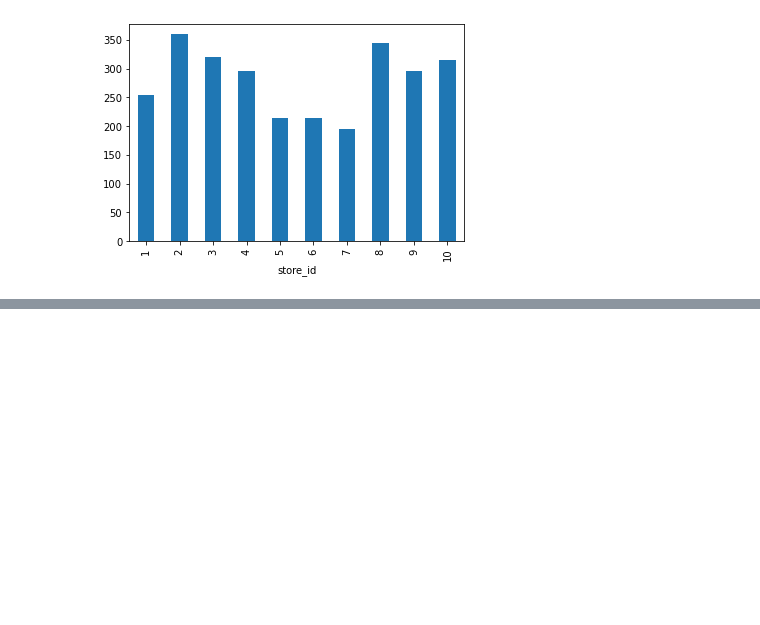
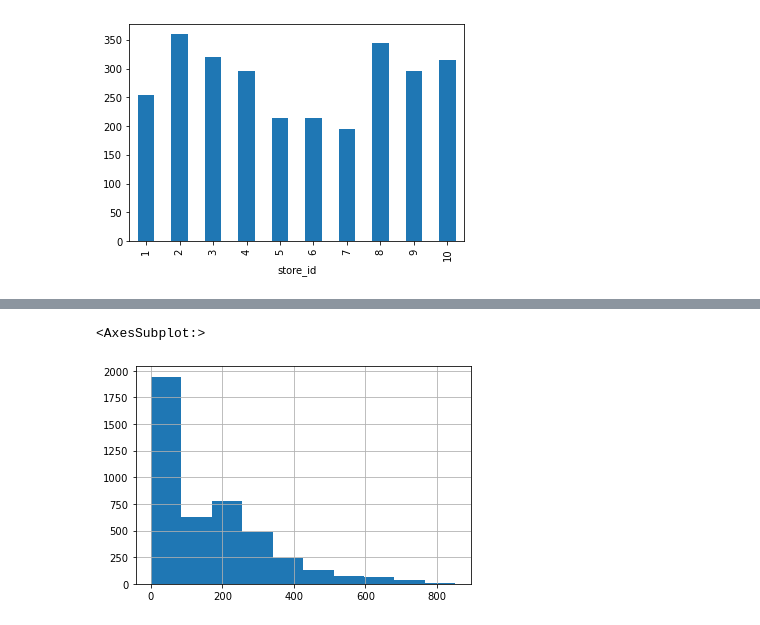
Before and after one commit to dashbringhurst/time-series-exercises, a Jupyter notebook: explore.ipynb, the cells around one changed output, grey strips where cells are left out. Cells and saved outputs as stored; diff of their text form; code cells hidden in the pictures; blank space fills up the shorter version.

```diff
--- a/explore.ipynb
+++ b/explore.ipynb
@@ -143,0 +206,5 @@ df.groupby('store_id').sales_total.mean().plot.bar()
+# %%
+ops.wind_solar.hist()
+# %% [output]
+<AxesSubplot:>
+[figure, added]
```
Also changed, not shown: parts of 42 cells of this notebook.
